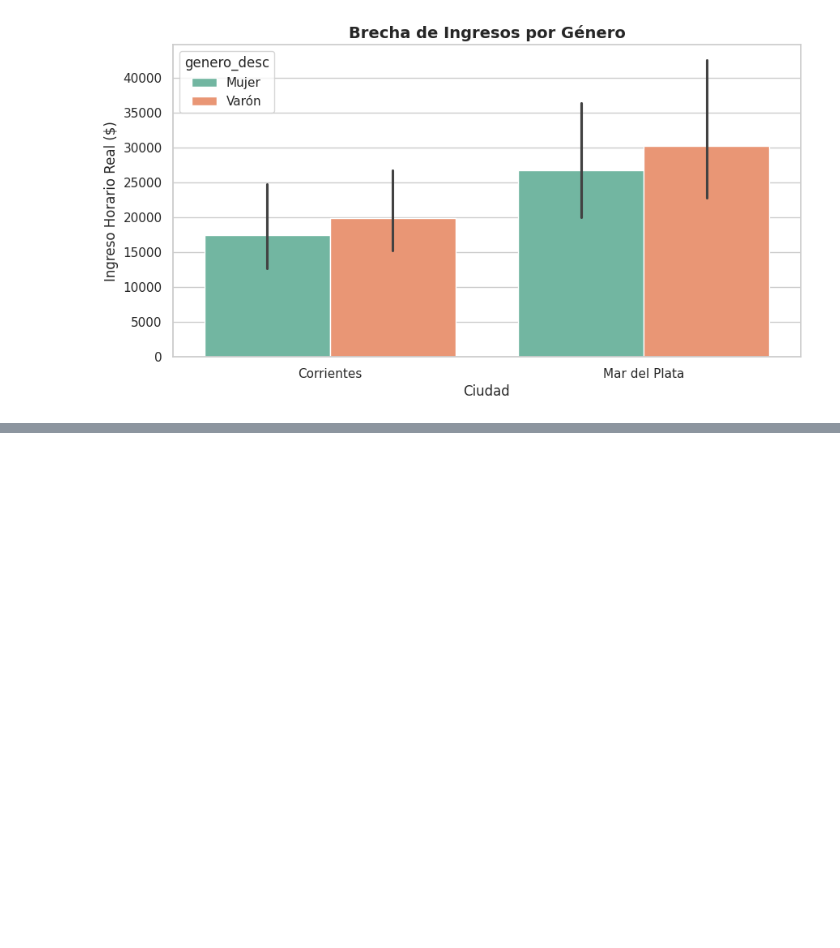
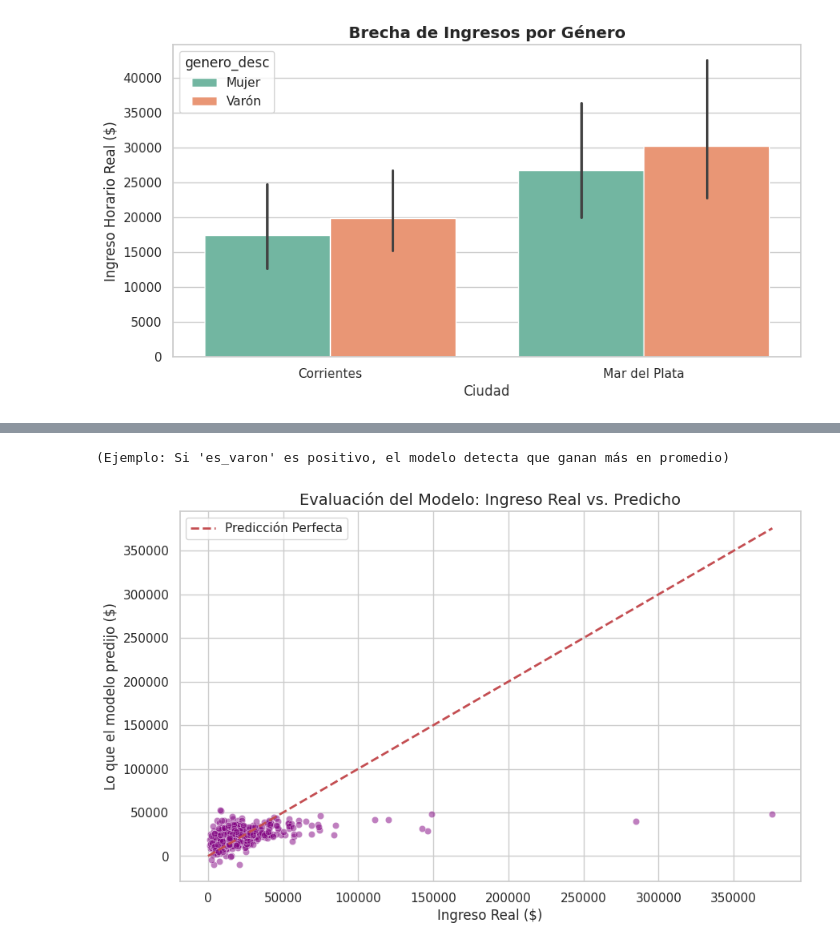
Before and after one commit to FacuIbrra1/TP-FINAL-INTRO, a Jupyter notebook: TP FINAL PRUEBA.ipynb, the cells around one changed output, grey strips where cells are left out. Saved outputs shown, nothing was run; the diff lists cells and outputs as text; code cells hidden in the pictures; blank space fills up the shorter version.

```diff
--- a/TP FINAL PRUEBA.ipynb
+++ b/TP FINAL PRUEBA.ipynb
@@ -512,0 +515,78 @@ else:
+# %%
+# --- BLOQUE 8: MODELO DE REGRESIÓN (PREDICCIÓN DE INGRESOS) ---
+from sklearn.model_selection import train_test_split
+from sklearn.linear_model import LinearRegression
+from sklearn.metrics import mean_squared_error, r2_score
+import numpy as np
+
+def modelo_prediccion_ingresos(df_completo):
+    print("🤖 Entrenando modelo inteligente de ingresos...")
+
+    # 1. PREPARACIÓN DE DATOS
+    # Solo usamos filas con ingreso > 0 para entrenar (no podemos aprender de quien no tiene sueldo)
+    # Y eliminamos nulos en las variables clave
+    col_educ = 'nived' if 'nived' in df_completo.columns else 'ch12'
+    vars_interes = ['ch06', 'pp3e_tot', col_educ, 'ch04', 'aglomerado', 'ingreso_horario_real']
+
+    datos_modelo = df_completo[vars_interes].dropna()
+    datos_modelo = datos_modelo[datos_modelo['ingreso_horario_real'] > 0]
+
+    # Variables Predictoras (X):
+    # - ch06: Edad
+    # - pp3e_tot: Horas trabajadas
+    # - Educación (nived/ch12)
+    # - ch04: Sexo (Lo convertimos a binario: 1=Varón, 0=Mujer para que el modelo entienda)
+    datos_modelo['es_varon'] = np.where(datos_modelo['ch04'] == 1, 1, 0)
+
+    X = datos_modelo[['ch06', 'pp3e_tot', col_educ, 'es_varon', 'aglomerado']]
+    y = datos_modelo['ingreso_horario_real']
+
+    print(f"📊 Datos listos: {len(datos_modelo)} registros para el modelo.")
+
+    # 2. DIVISIÓN (Train/Test)
+    # Usamos el 80% para estudiar y el 20% para el examen (test)
+    X_train, X_test, y_train, y_test = train_test_split(X, y, test_size=0.2, random_state=42)
+
+    # 3. ENTRENAMIENTO
+    modelo = LinearRegression()
+    modelo.fit(X_train, y_train)
+
+    # 4. EVALUACIÓN
+    y_pred = modelo.predict(X_test)
+    r2 = r2_score(y_test, y_pred)
+
+    print("-" * 50)
+    print(f"✅ RESULTADOS DEL MODELO:")
+    print(f"  R² (Precisión): {r2:.4f} (Cuanto más cerca de 1, mejor explica la variabilidad)")
+
+    print("\n🔍 IMPACTO DE CADA VARIABLE EN EL SUELDO:")
+    coeficientes = pd.DataFrame({'Variable': X.columns, 'Impacto ($)': modelo.coef_})
+    display(coeficientes)
+    print("(Ejemplo: Si 'es_varon' es positivo, el modelo detecta que ganan más en promedio)")
+
+    # 5. VISUALIZACIÓN: REALIDAD vs. PREDICCIÓN
+    import matplotlib.pyplot as plt
+    import seaborn as sns
+
+    plt.figure(figsize=(10, 6))
+    # Tomamos una muestra para que el gráfico no sea una mancha
+    muestra = pd.DataFrame({'Real': y_test, 'Predicho': y_pred}).sample(min(500, len(y_test)))
+
+    sns.scatterplot(data=muestra, x='Real', y='Predicho', alpha=0.5, color='purple')
+    # Línea perfecta (donde deberían caer los puntos si el modelo fuera mago)
+    plt.plot([0, muestra['Real'].max()], [0, muestra['Real'].max()], 'r--', lw=2, label='Predicción Perfecta')
+
+    plt.title('Evaluación del Modelo: Ingreso Real vs. Predicho', fontsize=14)
+    plt.xlabel('Ingreso Real ($)')
+    plt.ylabel('Lo que el modelo predijo ($)')
+    plt.legend()
+    plt.show()
+
+    return modelo
+
+# Ejecutamos
+if 'df_trabajo' in globals():
+    modelo_final = modelo_prediccion_ingresos(df_trabajo)
+else:
+    print("⚠️ Faltan datos del Bloque 4.")
+# %% [output]
@@ -512,0 +606,2 @@ else:
+(Ejemplo: Si 'es_varon' es positivo, el modelo detecta que ganan más en promedio)
+[figure, added]
```
Also changed, not shown: parts of 2 cells of this notebook.
